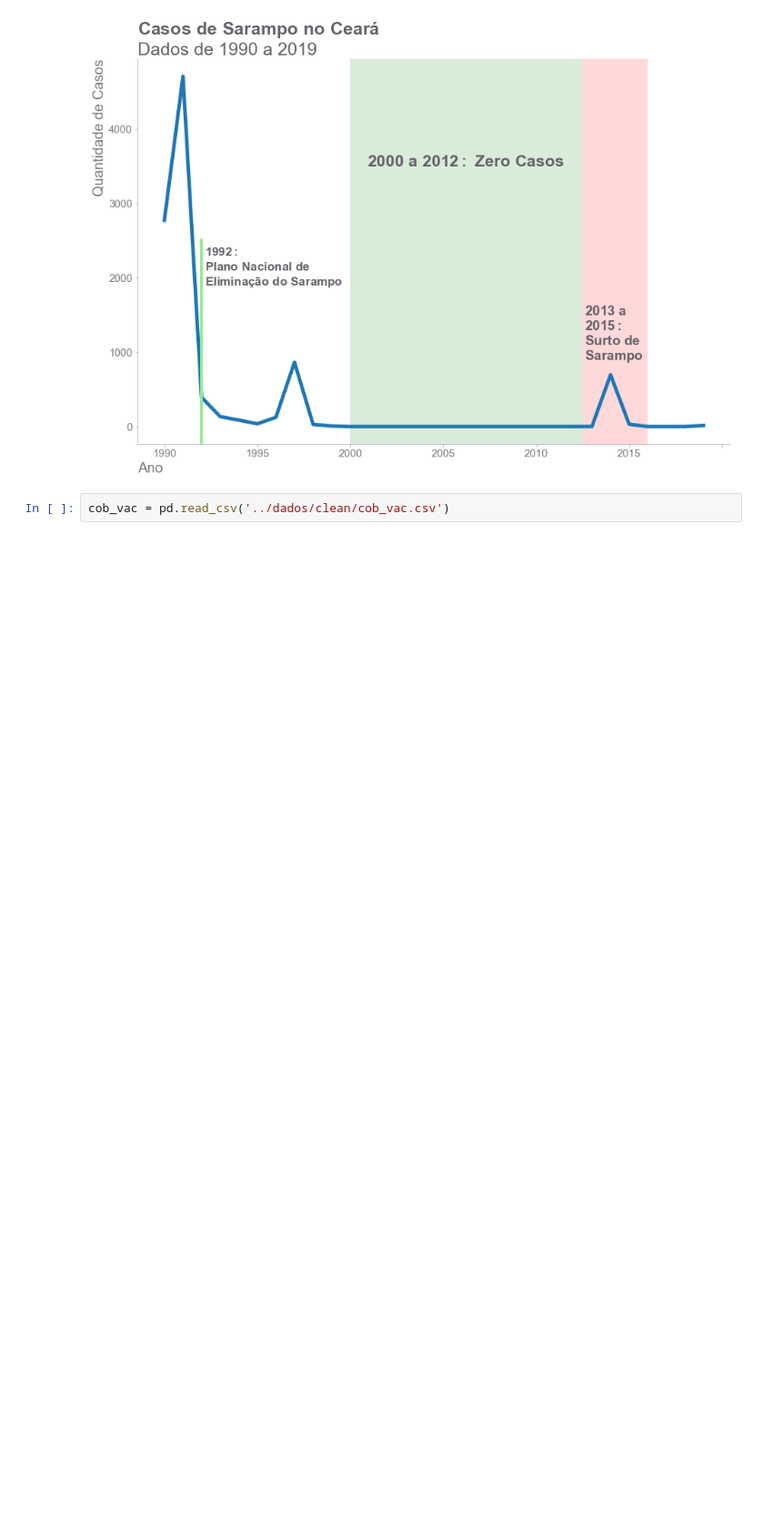
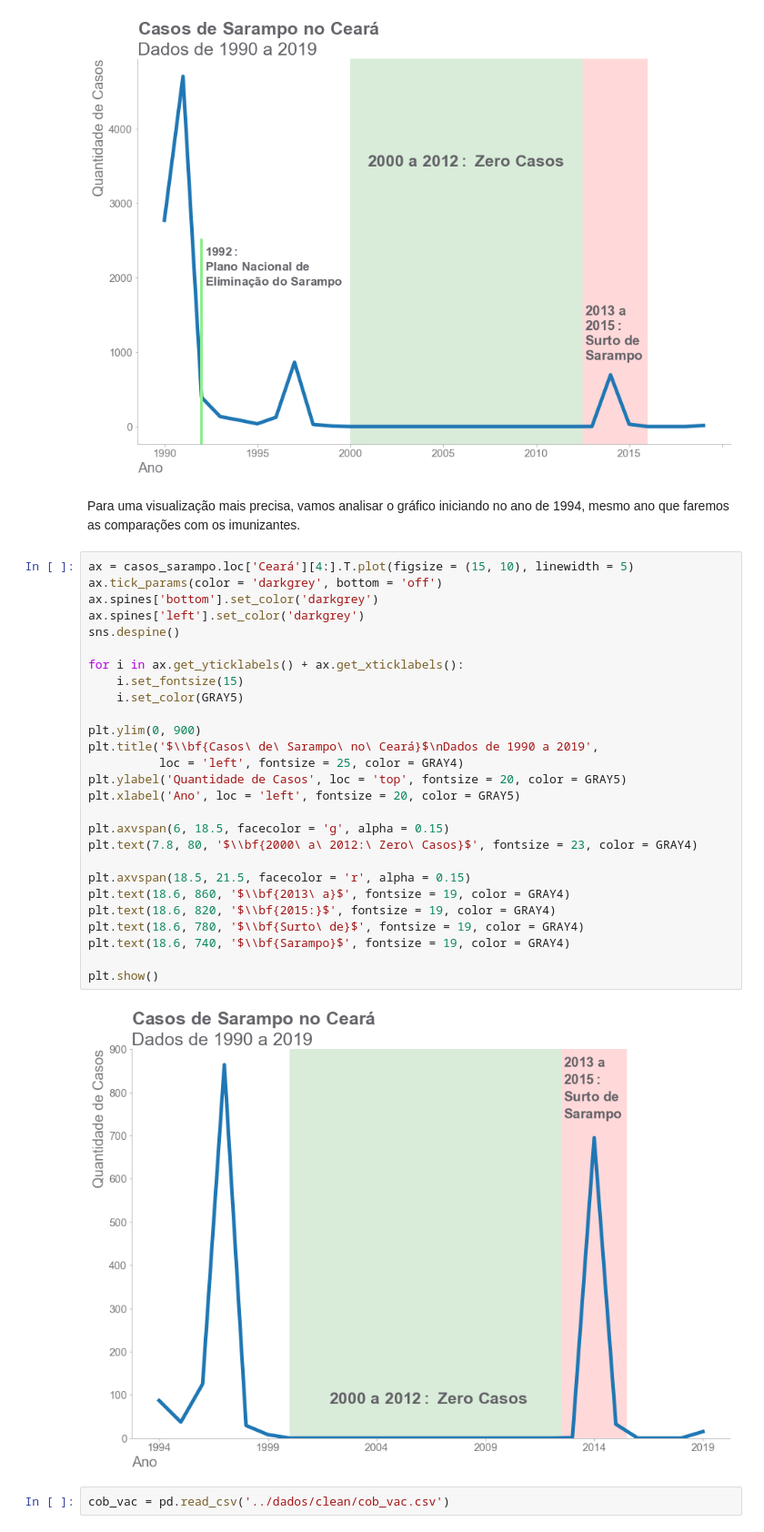
Before and after one commit to diascarolina/vacinacao-geral-no-brasil, a Jupyter notebook: notebooks/sarampo.ipynb, the cells around one changed output. Shown: that part at 91% size. Cells and saved outputs as stored; diff of their text form; blank space fills up the shorter version.

```diff
--- a/notebooks/sarampo.ipynb
+++ b/notebooks/sarampo.ipynb
@@ -112,6 +143,37 @@ plt.text(22.6, 900, '$\\bf{Sarampo}$', fontsize = 19, color = GRAY4)
 plt.show()
 # %% [output]
 [figure]
+# %% [markdown]
+Para uma visualização mais precisa, vamos analisar o gráfico iniciando no ano de 1994, mesmo ano que faremos as comparações com os imunizantes.
+# %%
+ax = casos_sarampo.loc['Ceará'][4:].T.plot(figsize = (15, 10), linewidth = 5)
+ax.tick_params(color = 'darkgrey', bottom = 'off')
+ax.spines['bottom'].set_color('darkgrey')
+ax.spines['left'].set_color('darkgrey')
+sns.despine()
+
+for i in ax.get_yticklabels() + ax.get_xticklabels():
+    i.set_fontsize(15)
+    i.set_color(GRAY5)
+
+plt.ylim(0, 900)
+plt.title('$\\bf{Casos\ de\ Sarampo\ no\ Ceará}$\nDados de 1990 a 2019',
+          loc = 'left', fontsize = 25, color = GRAY4)
+plt.ylabel('Quantidade de Casos', loc = 'top', fontsize = 20, color = GRAY5)
+plt.xlabel('Ano', loc = 'left', fontsize = 20, color = GRAY5)
+
+plt.axvspan(6, 18.5, facecolor = 'g', alpha = 0.15)
+plt.text(7.8, 80, '$\\bf{2000\ a\ 2012:\ Zero\ Casos}$', fontsize = 23, color = GRAY4)
+
+plt.axvspan(18.5, 21.5, facecolor = 'r', alpha = 0.15)
+plt.text(18.6, 860, '$\\bf{2013\ a}$', fontsize = 19, color = GRAY4)
+plt.text(18.6, 820, '$\\bf{2015:}$', fontsize = 19, color = GRAY4)
+plt.text(18.6, 780, '$\\bf{Surto\ de}$', fontsize = 19, color = GRAY4)
+plt.text(18.6, 740, '$\\bf{Sarampo}$', fontsize = 19, color = GRAY4)
+
+plt.show()
+# %% [output]
+[figure, added]
 # %%
 cob_vac = pd.read_csv('../dados/clean/cob_vac.csv')
 # %%
```
Also changed, not shown: parts of 7 cells of this notebook, 2 other files.
